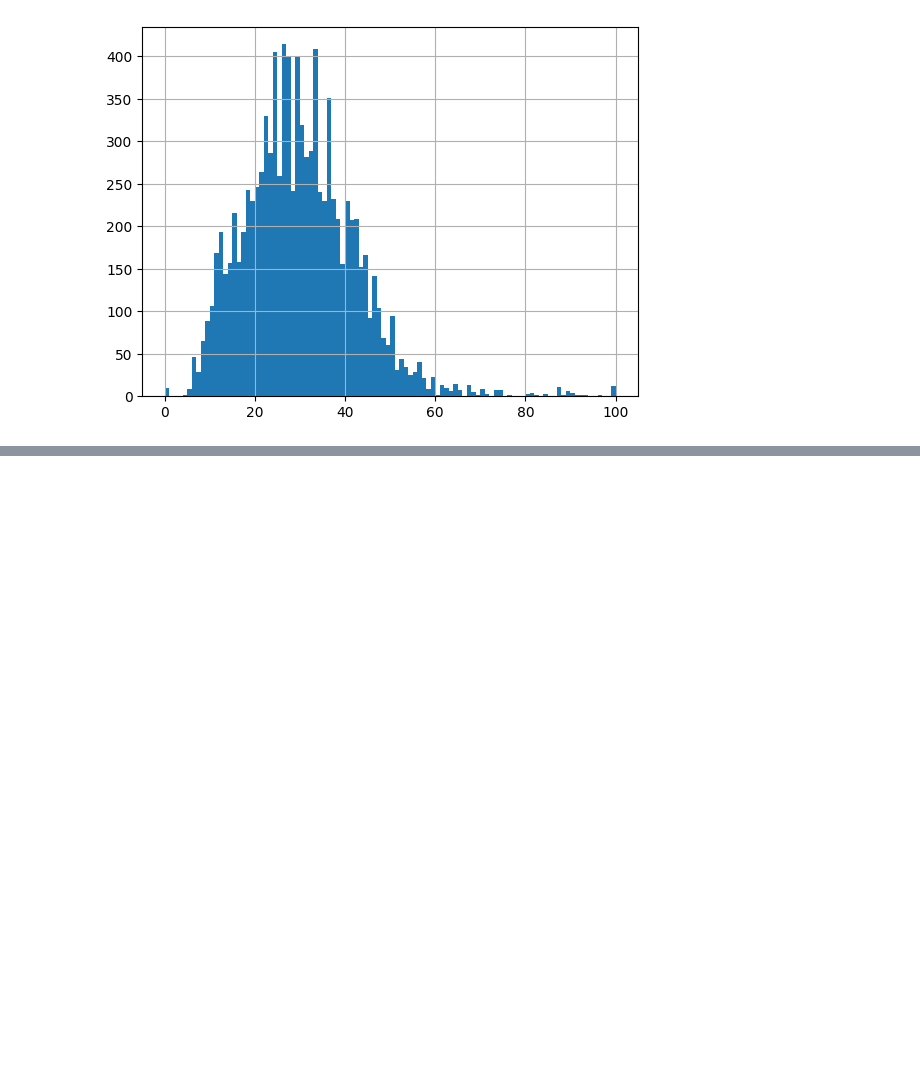
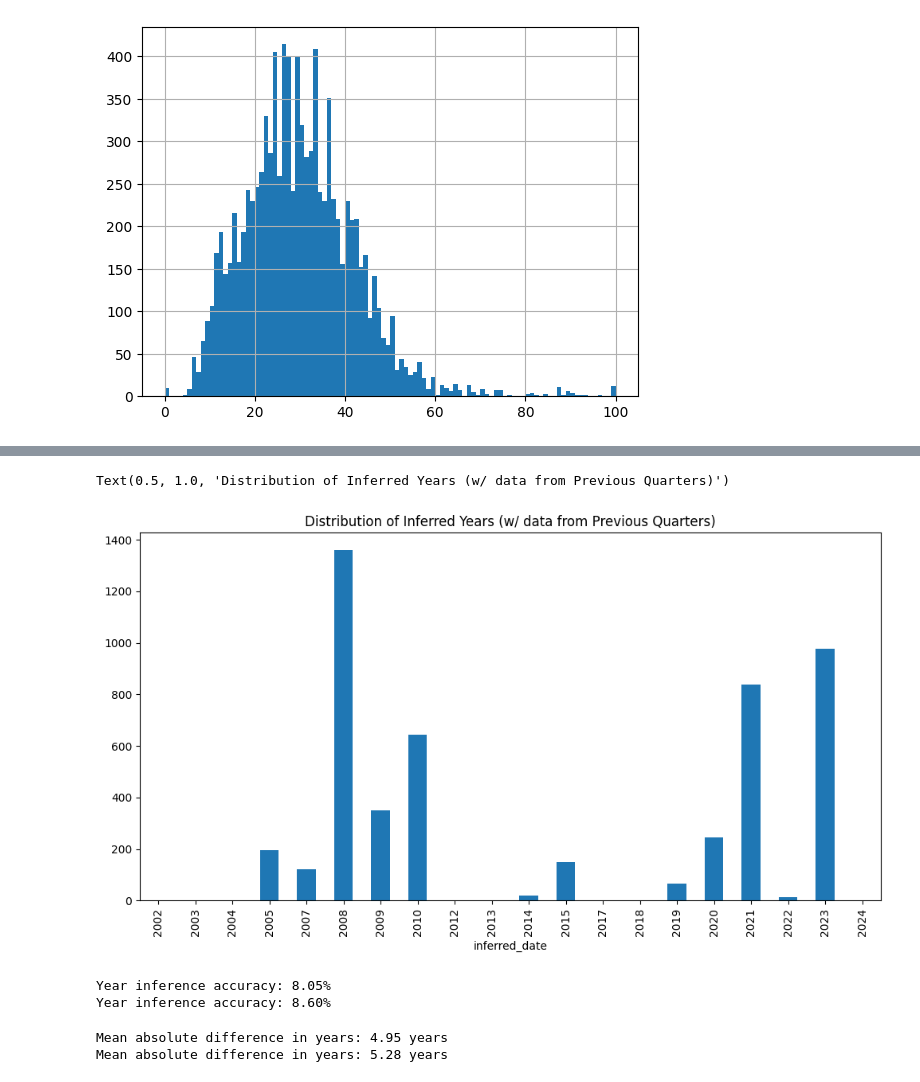
Before and after one commit to benherz/Masterarbeit, a Jupyter notebook: code/gemini_inferring.ipynb, the cells around one changed output, grey strips where cells are left out. Cells and saved outputs as stored; diff of their text form; code cells hidden in the pictures; blank space fills up the shorter version.

```diff
--- a/code/gemini_inferring.ipynb
+++ b/code/gemini_inferring.ipynb
@@ -658,0 +1028,10 @@ previous_quarters_results_full['name_match_score'].hist(bins=100)
+# %%
+previous_quarter_results_year = gemini_infer_loop(
+    cik_list=ciks,
+    balance_sheets=merged_balance_sheets,
+    income_statements=merged_income_statements,
+    cash_flow_statements=merged_cash_flow_statements,
+    function_to_use=gemini_infer_year_with_previous_quarters,
+    no_requests=5000
+)
+previous_quarter_results_year.to_csv("../data/gemini_year_inference_previous_quarters.csv", index=False)
@@ -658,0 +1073,7 @@ previous_quarters_results_full['name_match_score'].hist(bins=100)
+# %%
+plt.figure(figsize=(12,6))
+previous_quarter_results_year['inferred_date'].astype(int).value_counts().sort_index().plot(kind='bar')
+plt.title('Distribution of Inferred Years (w/ data from Previous Quarters)')
+# %% [output]
+Text(0.5, 1.0, 'Distribution of Inferred Years (w/ data from Previous Quarters)')
+[figure, added]
@@ -658,0 +1093,12 @@ previous_quarters_results_full['name_match_score'].hist(bins=100)
+# %%
+compute_year_inference_accuracy(most_recent_quarter_year_results)
+compute_year_inference_accuracy(previous_quarter_results_year)
+# %% [output]
+Year inference accuracy: 8.05%
+Year inference accuracy: 8.60%
+# %%
+compute_abs_difference_years(most_recent_quarter_year_results)
+compute_abs_difference_years(previous_quarter_results_year)
+# %% [output]
+Mean absolute difference in years: 4.95 years
+Mean absolute difference in years: 5.28 years
```
Also changed, not shown: parts of 7 cells of this notebook, 9 other files.
